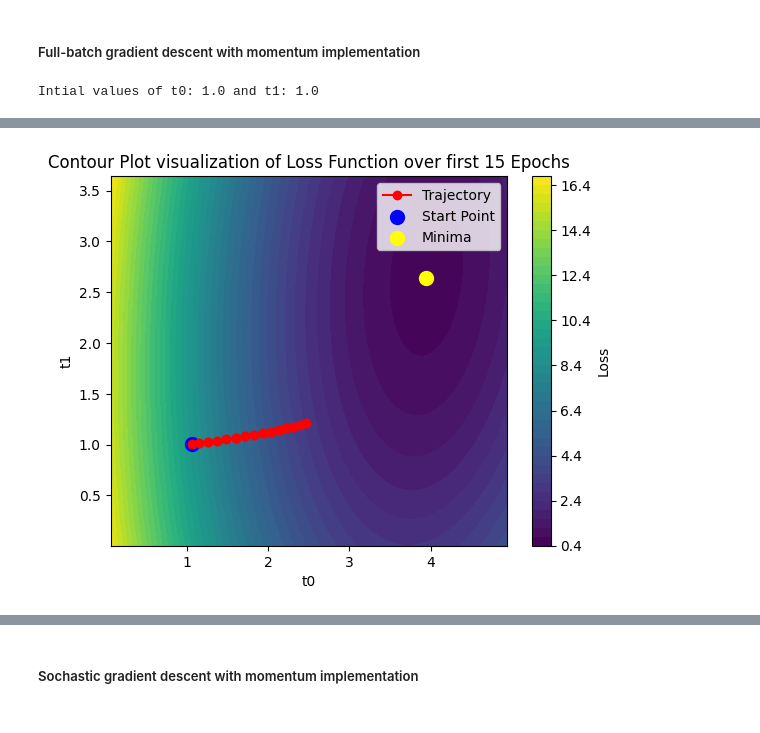
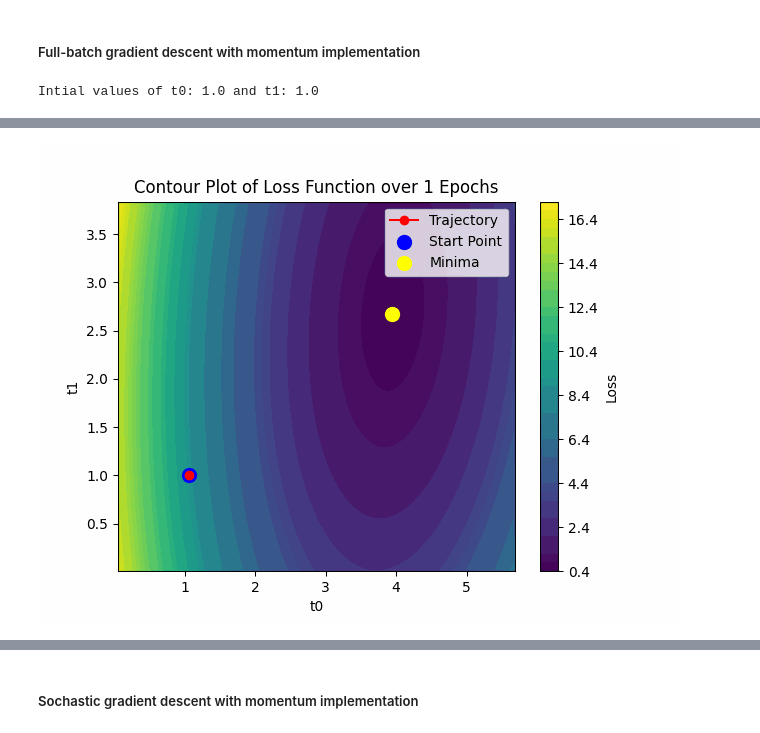
Before and after one commit to ShardulJunagade/ES-335-Assignment-2-2024-Fall, a Jupyter notebook: Task-1/Main.ipynb, the cells around one changed output, grey strips where cells are left out. Drawn from its saved outputs; the diff is of its cells as text; code cells hidden in the pictures.

```diff
--- a/Task-1/Main.ipynb
+++ b/Task-1/Main.ipynb
@@ -529,7 +634,7 @@ Loss after 15 Epochs: 0.5970714092254639
 # %%
 # Initialize hyperparameters
 alpha = 0.01  # Learning rate
-momentum = 0.6  # Momentum factor
+momentum = 0.9  # Momentum factor
 
 # Initialize the parameters
 t0 = torch.tensor(1.0, requires_grad=True)
@@ -551,7 +656,7 @@ dict_fb = {}
 
 print(f"Intial values of t0: {t0.item()} and t1: {t1.item()}")
 
-for epoch in range(1, 251):
+for epoch in range(1, 101):
     loss = 0
     for i in range(num_samples):
         yp = t0 + t1 * x1[i]
@@ -595,23 +700,28 @@ df['velocity_t0'] = velocity_t0
 df['velocity_t1'] = velocity_t1
 display(df)
 
-# Plot Loss vs Epochs
-plt.plot(dict_fb.keys(), dict_fb.values())
-plt.xlabel("Epochs")
-plt.ylabel("Loss")
-plt.title("Loss vs Epochs")
-plt.show()
-
 # Convergance
 epsheilon=0.001
+converge_epoch=0
+converge_loss=0
 converge=False
 for epoch in dict_fb.keys():
     if (dict_fb[epoch] - min_loss) <= epsheilon:
+        converge_epoch=epoch
+        converge_loss=dict_fb[epoch]
         converge=True
         print(f"Convergence at epoch: {epoch}, Loss: {dict_fb[epoch]}")
         break
 if not converge:
     print("No Convergence")
+
+# Plot Loss vs Epochs
+plt.plot(dict_fb.keys(), dict_fb.values())
+plt.plot(converge_epoch, converge_loss, marker='o', markersize=5, color='red', label='Convergence Point')
+plt.xlabel("Epochs")
+plt.ylabel("Loss")
+plt.title("Loss vs Epochs")
+plt.show()
 
 # Generate a grid of t0 and t1 values
 t0_grid = np.linspace(min(t0_values) - 1, max(t0_values) + 1, 100)
@@ -633,7 +743,7 @@ plt.plot(t0_values, t1_values, marker='o', color='red', label='Trajectory')
 plt.scatter(t0_values, t1_values, c='red')
 plt.xlabel("t0")
 plt.ylabel("t1")
-plt.title("Contour Plot visualization of Loss Function over 250 Epochs")
+plt.title("Contour Plot visualization of Loss Function over 100 Epochs")
 plt.legend()
 
 # Mark the starting point and the ending point (minimized point)
@@ -643,26 +753,53 @@ plt.scatter(min_t0, min_t1, c='yellow', s=100, label='Minima')  # Minima
 plt.legend()
 plt.show()
 
-# Plotting the contour map for first 15 epochs
-plt.contourf(T0, T1, loss_grid, levels=50, cmap='viridis')
-plt.colorbar(label='Loss')
+# Create a folder to store frames
+if not os.path.exists("trajectory_frames"):
+    os.makedirs("trajectory_frames")
+
+filenames = []
 
 # Plot the trajectory of t0 and t1 during the first 15 epochs
-plt.plot(t0_values[0:15], t1_values[0:15], marker='o', color='red', label='Trajectory')
-plt.scatter(t0_values[0:15], t1_values[0:15], c='red')
-plt.xlabel("t0")
-plt.ylabel("t1")
-plt.title("Contour Plot visualization of Loss Function over first 15 Epochs")
-plt.legend()
+for i in range(15):
+    plt.contourf(T0, T1, loss_grid, levels=50, cmap='viridis')
+    plt.colorbar(label='Loss')
 
-# Mark the starting point and the ending point (minimized point)
-plt.scatter(t0_values[0], t1_values[0], c='blue', s=100, label='Start Point')  # Start
-plt.scatter(t0_values[-1], t1_values[-1], c='yellow', s=100, label='Minima')  # Minima
+    # Plot trajectory
+    plt.plot(t0_values[0:i+1], t1_values[0:i+1], marker='o', color='red', label='Trajectory')
+    plt.scatter(t0_values[0:i+1], t1_values[0:i+1], c='red')
 
-plt.legend()
-plt.show()
+    plt.xlabel("t0")
+    plt.ylabel("t1")
+    plt.title(f"Contour Plot of Loss Function over {i+1} Epochs")
 
-print(f"Loss after 15 Epochs: {loss_values[14]}")
+    # Mark the starting point and the ending point (minimized point)
+    plt.scatter(t0_values[0], t1_values[0], c='blue', s=100, label='Start Point')  # Start
+    plt.scatter(t0_values[-1], t1_values[-1], c='yellow', s=100, label='Minima')  # Minima
+
+    plt.legend()
+
+    # Save the frame
+    filename = f"trajectory_frames/frame_{i:03d}.png"
+    plt.savefig(filename)
+    filenames.append(filename)
+
+    # Clear figure for next plot
+    plt.close()
+
+# Create a GIF from the saved frames, set loop=0 for continuous play
+gif_filename = "trajectory.gif"
+with imageio.get_writer(gif_filename, mode='I', duration=5, loop=0) as writer:
+    for filename in filenames:
+        image = imageio.imread(filename)
+        writer.append_data(image)
+
+# Cleanup: remove saved frame images
+for filename in filenames:
+    os.remove(filename)
+os.removedirs("trajectory_frames")
+# Display the GIF
+display(Image(filename=gif_filename))
+os.remove(gif_filename)
 # %% [output]
 Intial values of t0: 1.0 and t1: 1.0
 |  | Loss | t0 | t1 | t0_grad | t1_grad | velocity_t0 | velocity_t1 |
@@ -685 +822 @@ Convergence at epoch: 229, Loss: 0.5967475771903992
-[figure, old version]
+[figure, new version]
```
Also changed, not shown: parts of 9 cells of this notebook, 22 other files.
